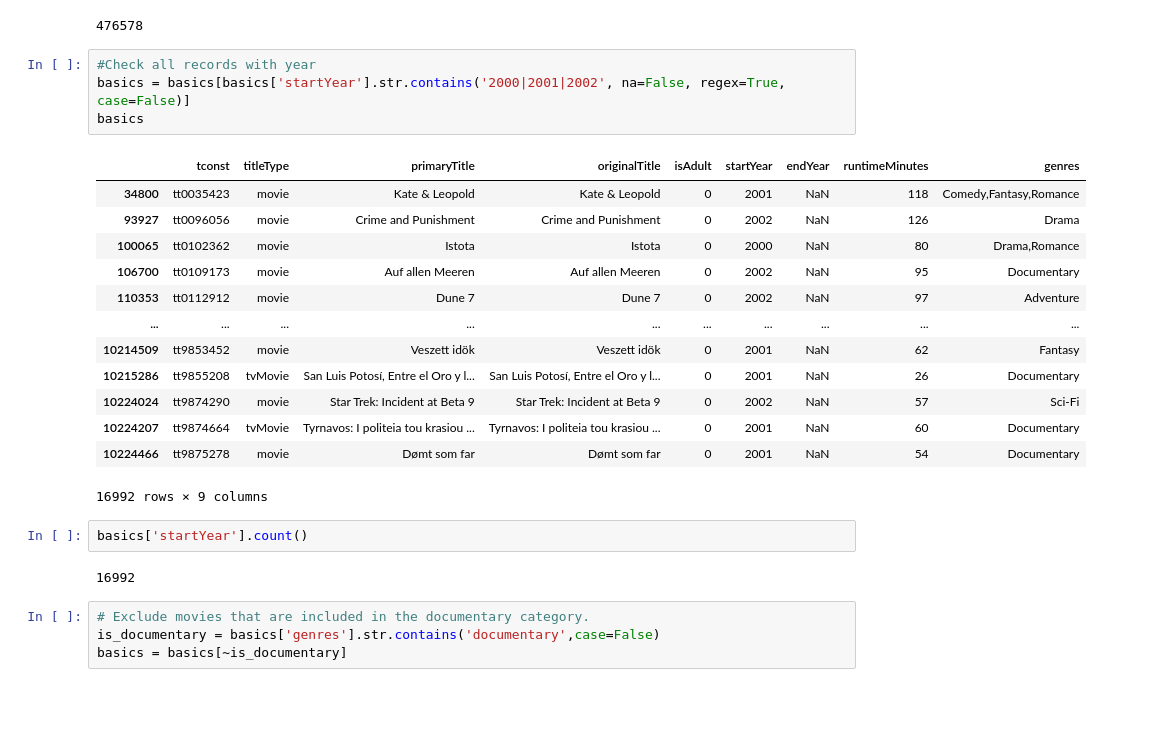
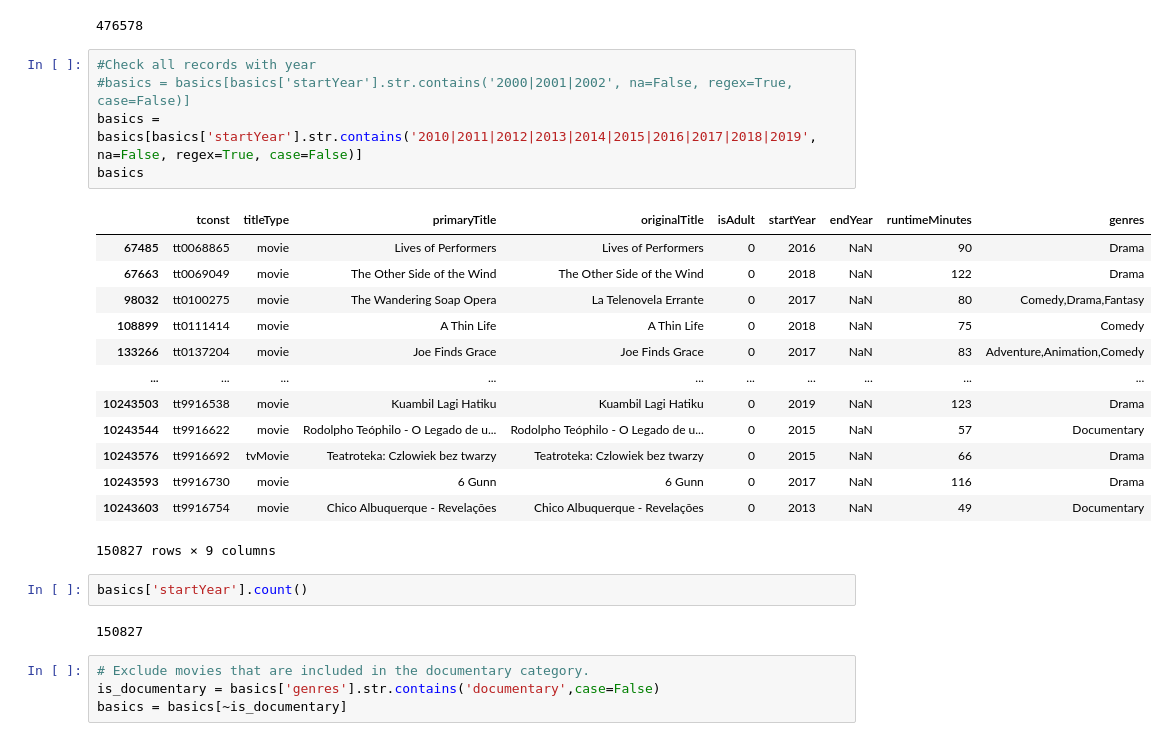
Before and after one commit to MrBCPT/DE_2023, a Jupyter notebook: Project_3_Part_1_(Core).ipynb, the cells around one changed output. Drawn from its saved outputs; the diff is of its cells as text; blank space fills up the shorter version.

```diff
--- a/Project_3_Part_1_(Core).ipynb
+++ b/Project_3_Part_1_(Core).ipynb
@@ -159,26 +159,27 @@ basics['startYear'].count()
 476578
 # %%
 #Check all records with year
-basics = basics[basics['startYear'].str.contains('2000|2001|2002', na=False, regex=True, case=False)]
+#basics = basics[basics['startYear'].str.contains('2000|2001|2002', na=False, regex=True, case=False)]
+basics = basics[basics['startYear'].str.contains('2010|2011|2012|2013|2014|2015|2016|2017|2018|2019', na=False, regex=True, case=False)]
 basics
 # %% [output]
 |  | tconst | titleType | primaryTitle | originalTitle | isAdult | startYear | endYear | runtimeMinutes | genres |
-| 34800 | tt0035423 | movie | Kate & Leopold | Kate & Leopold | 0 | 2001 | NaN | 118 | Comedy,Fantasy,Romance |
-| 93927 | tt0096056 | movie | Crime and Punishment | Crime and Punishment | 0 | 2002 | NaN | 126 | Drama |
-| 100065 | tt0102362 | movie | Istota | Istota | 0 | 2000 | NaN | 80 | Drama,Romance |
-| 106700 | tt0109173 | movie | Auf allen Meeren | Auf allen Meeren | 0 | 2002 | NaN | 95 | Documentary |
-| 110353 | tt0112912 | movie | Dune 7 | Dune 7 | 0 | 2002 | NaN | 97 | Adventure |
+| 67485 | tt0068865 | movie | Lives of Performers | Lives of Performers | 0 | 2016 | NaN | 90 | Drama |
+| 67663 | tt0069049 | movie | The Other Side of the Wind | The Other Side of the Wind | 0 | 2018 | NaN | 122 | Drama |
+| 98032 | tt0100275 | movie | The Wandering Soap Opera | La Telenovela Errante | 0 | 2017 | NaN | 80 | Comedy,Drama,Fantasy |
+| 108899 | tt0111414 | movie | A Thin Life | A Thin Life | 0 | 2018 | NaN | 75 | Comedy |
+| 133266 | tt0137204 | movie | Joe Finds Grace | Joe Finds Grace | 0 | 2017 | NaN | 83 | Adventure,Animation,Comedy |
 | ... | ... | ... | ... | ... | ... | ... | ... | ... | ... |
-| 10214509 | tt9853452 | movie | Veszett idök | Veszett idök | 0 | 2001 | NaN | 62 | Fantasy |
-| 10215286 | tt9855208 | tvMovie | San Luis Potosí, Entre el Oro y l... | San Luis Potosí, Entre el Oro y l... | 0 | 2001 | NaN | 26 | Documentary |
-| 10224024 | tt9874290 | movie | Star Trek: Incident at Beta 9 | Star Trek: Incident at Beta 9 | 0 | 2002 | NaN | 57 | Sci-Fi |
-| 10224207 | tt9874664 | tvMovie | Tyrnavos: I politeia tou krasiou ... | Tyrnavos: I politeia tou krasiou ... | 0 | 2001 | NaN | 60 | Documentary |
-| 10224466 | tt9875278 | movie | Dømt som far | Dømt som far | 0 | 2001 | NaN | 54 | Documentary |
+| 10243503 | tt9916538 | movie | Kuambil Lagi Hatiku | Kuambil Lagi Hatiku | 0 | 2019 | NaN | 123 | Drama |
+| 10243544 | tt9916622 | movie | Rodolpho Teóphilo - O Legado de u... | Rodolpho Teóphilo - O Legado de u... | 0 | 2015 | NaN | 57 | Documentary |
+| 10243576 | tt9916692 | tvMovie | Teatroteka: Czlowiek bez twarzy | Teatroteka: Czlowiek bez twarzy | 0 | 2015 | NaN | 66 | Drama |
+| 10243593 | tt9916730 | movie | 6 Gunn | 6 Gunn | 0 | 2017 | NaN | 116 | Drama |
+| 10243603 | tt9916754 | movie | Chico Albuquerque - Revelações | Chico Albuquerque - Revelações | 0 | 2013 | NaN | 49 | Documentary |
-16992 rows × 9 columns
+150827 rows × 9 columns
 # %%
 basics['startYear'].count()
 # %% [output]
-16992
+150827
 # %%
 # Exclude movies that are included in the documentary category.
 is_documentary = basics['genres'].str.contains('documentary',case=False)
```
Also changed, not shown: parts of 4 cells of this notebook, 13 other files.
